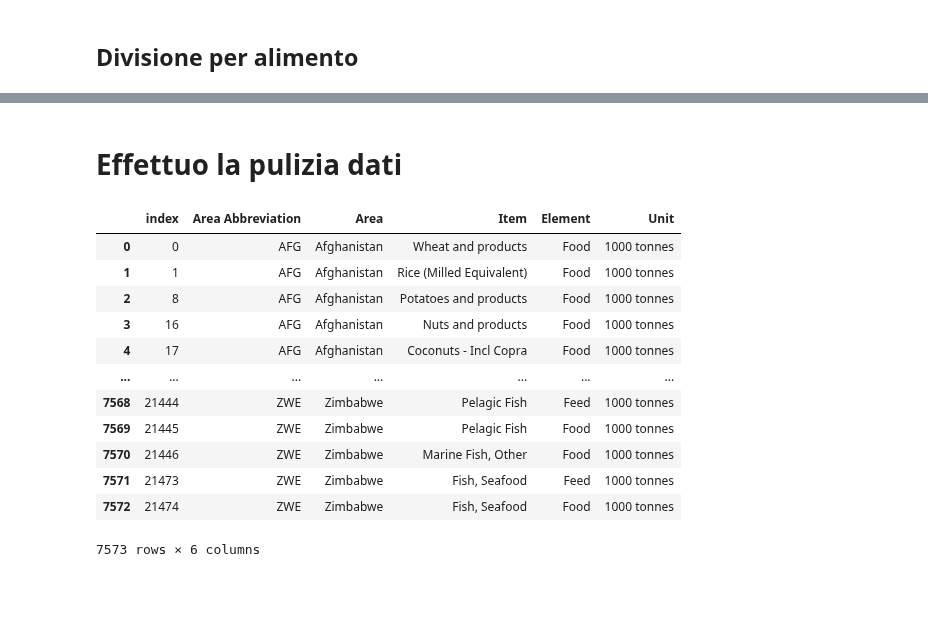
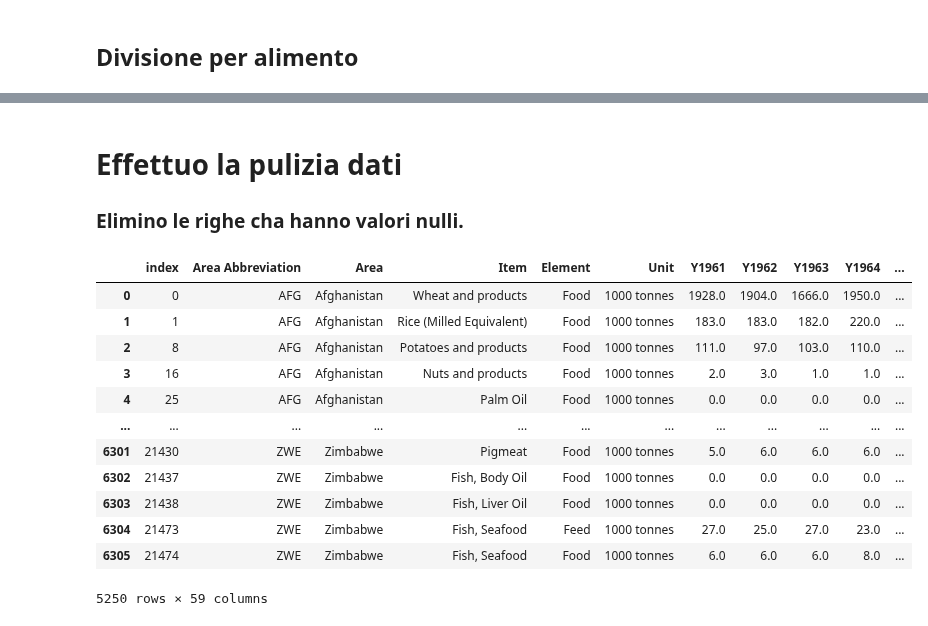
Before and after one commit to monkeymatt0/ProduzioneCibiMangimiImpattoAmbientale, a Jupyter notebook: MatteoVolleroDataVis.ipynb, the cells around one changed output, grey strips where cells are left out. Saved outputs shown, nothing was run; the diff lists cells and outputs as text; code cells hidden in the pictures; blank space fills up the shorter version.

```diff
--- a/MatteoVolleroDataVis.ipynb
+++ b/MatteoVolleroDataVis.ipynb
@@ -182,9 +182,9 @@ dtype: object
 ### Ovviamente l'incrocio dei dati porterà ad una diminuzione del campione il che è naturale poichè non vengono tracciati tutti i cibi che ci sono nel datset delle Nazioni Unite
 # %%
 prodotti_tracciati = list()
-for index, record in FAO_df[colonne_interessate].iterrows():
+for index, record in FAO_df[FAO_df_colonne_interessate].iterrows():
      for i in range(len(cibi)):
-          if cibi[i].lower() in record["Item"].lower():
+          if record["Item"].lower().startswith(cibi[i].lower()) and index not in prodotti_tracciati:
                prodotti_tracciati.append(index)
 print("Numero di prodotti tracciati: ", len(prodotti_tracciati))
 # %% [output]
@@ -205,9 +205,9 @@ colonne_dict = {
      'Pig Meat': 'pigmeat',
 }
 
-for index, record in FAO_df[colonne_interessate].iterrows():
+for index, record in FAO_df[FAO_df_colonne_interessate].iterrows():
      for key in colonne_dict.keys():
-          if colonne_dict[key].lower() in record["Item"].lower() and index not in prodotti_tracciati:
+          if record["Item"].lower().startswith(colonne_dict[key].lower()) and index not in prodotti_tracciati:
                prodotti_tracciati.append(index)
 print("Numero di prodotti tracciati: ", len(prodotti_tracciati))
 # %% [output]
@@ -217,6 +217,6 @@ Numero di prodotti tracciati:  8525
 ### Ho gli indici dei prodotti che vengono tracciati e creo il dataset con i dati giusti
 # %%
 prodotti_tracciati_df = FAO_df.iloc[prodotti_tracciati]
-prodotti_tracciati_df = prodotti_tracciati_df[colonne_interessate].reset_index()
+prodotti_tracciati_df = prodotti_tracciati_df[FAO_df_colonne_interessate].reset_index()
 prodotti_tracciati_df
 # %% [output]
@@ -256,7 +256,7 @@ for key in keys:
 # Divisione dei record in base all'alimento
 for index, record in prodotti_tracciati_df.iterrows():
      for key in keys:
-          if key.lower() in record["Item"].lower() and index not in alimenti_dict[key]:
+          if record["Item"].lower().startswith(key.lower()) and index not in alimenti_dict[key]:
                alimenti_dict[key].append(index)
 
 # Cerco le categorie vuote
@@ -268,19 +268,9 @@ for key in alimenti_dict.keys():
 # Elimino le categorie di prodotto che hanno una lista di lunghezza 0
 for prodotto_vuoto in prodotti_vuoti:
      alimenti_dict.pop(prodotto_vuoto, None)
+alimenti_dict.keys()
 
-# Verifica della quantita di record
-size_originale = len(prodotti_tracciati_df)
-alimenti_size_sum = 0
-
-for key in alimenti_dict.keys():
-     alimenti_size_sum += len(alimenti_dict[key])
-
-if alimenti_size_sum == size_originale:
-     print("Numero di record dei 2 datasets uguali")
-elif alimenti_size_sum > size_originale:
-     print("Numero di record dizionario maggiore")
-else:
-     print("Numero di record del dataset originale maggiore")
-print("Alimenti trovati: ", list(alimenti_dict.keys()))
+for alimento in alimenti_dict.keys():
+     print(alimento, " -> ", len(alimenti_dict[alimento]))
+print("Tipi di alimento trovati: ", list(alimenti_dict.keys()))
 # %% [output]
@@ -289,32 +294,36 @@ Alimenti trovati:  ['Apples', 'Bananas', 'Sugar beet', 'Sugar cane', 'Cassava',
 # %% [markdown]
 # Effettuo la pulizia dati
+### Elimino le righe cha hanno valori nulli.
 # %%
 indici_da_eliminare = list()
 
 for key in alimenti_dict.keys():
      for index in alimenti_dict[key]:
           if not prodotti_tracciati_df.iloc[index]["Item"].lower().startswith(key.lower()):
                indici_da_eliminare.append(int(index))
 
 # Pulizia degli indici
 for indice_da_eliminare in indici_da_eliminare:
      if indice_da_eliminare in prodotti_tracciati:
           prodotti_tracciati.remove(indice_da_eliminare)
 
 prodotti_tracciati_df = FAO_df.iloc[prodotti_tracciati]
-prodotti_tracciati_df = prodotti_tracciati_df[colonne_interessate].reset_index()
+prodotti_tracciati_df = prodotti_tracciati_df[FAO_df_colonne_interessate].reset_index()
 prodotti_tracciati_df
+
+prodotti_tracciati_df = prodotti_tracciati_df.dropna(axis=0)
+prodotti_tracciati_df
 # %% [output]
-|  | index | Area Abbreviation | Area | Item | Element | Unit |
-| 0 | 0 | AFG | Afghanistan | Wheat and products | Food | 1000 tonnes |
-| 1 | 1 | AFG | Afghanistan | Rice (Milled Equivalent) | Food | 1000 tonnes |
-| 2 | 8 | AFG | Afghanistan | Potatoes and products | Food | 1000 tonnes |
-| 3 | 16 | AFG | Afghanistan | Nuts and products | Food | 1000 tonnes |
-| 4 | 17 | AFG | Afghanistan | Coconuts - Incl Copra | Food | 1000 tonnes |
-| ... | ... | ... | ... | ... | ... | ... |
-| 7568 | 21444 | ZWE | Zimbabwe | Pelagic Fish | Feed | 1000 tonnes |
-| 7569 | 21445 | ZWE | Zimbabwe | Pelagic Fish | Food | 1000 tonnes |
-| 7570 | 21446 | ZWE | Zimbabwe | Marine Fish, Other | Food | 1000 tonnes |
-| 7571 | 21473 | ZWE | Zimbabwe | Fish, Seafood | Feed | 1000 tonnes |
-| 7572 | 21474 | ZWE | Zimbabwe | Fish, Seafood | Food | 1000 tonnes |
+|  | index | Area Abbreviation | Area | Item | Element | Unit | Y1961 | Y1962 | Y1963 | Y1964 | ... |
+| 0 | 0 | AFG | Afghanistan | Wheat and products | Food | 1000 tonnes | 1928.0 | 1904.0 | 1666.0 | 1950.0 | ... |
+| 1 | 1 | AFG | Afghanistan | Rice (Milled Equivalent) | Food | 1000 tonnes | 183.0 | 183.0 | 182.0 | 220.0 | ... |
+| 2 | 8 | AFG | Afghanistan | Potatoes and products | Food | 1000 tonnes | 111.0 | 97.0 | 103.0 | 110.0 | ... |
+| 3 | 16 | AFG | Afghanistan | Nuts and products | Food | 1000 tonnes | 2.0 | 3.0 | 1.0 | 1.0 | ... |
+| 4 | 25 | AFG | Afghanistan | Palm Oil | Food | 1000 tonnes | 0.0 | 0.0 | 0.0 | 0.0 | ... |
+| ... | ... | ... | ... | ... | ... | ... | ... | ... | ... | ... | ... |
+| 6301 | 21430 | ZWE | Zimbabwe | Pigmeat | Food | 1000 tonnes | 5.0 | 6.0 | 6.0 | 6.0 | ... |
+| 6302 | 21437 | ZWE | Zimbabwe | Fish, Body Oil | Food | 1000 tonnes | 0.0 | 0.0 | 0.0 | 0.0 | ... |
+| 6303 | 21438 | ZWE | Zimbabwe | Fish, Liver Oil | Food | 1000 tonnes | 0.0 | 0.0 | 0.0 | 0.0 | ... |
+| 6304 | 21473 | ZWE | Zimbabwe | Fish, Seafood | Feed | 1000 tonnes | 27.0 | 25.0 | 27.0 | 23.0 | ... |
+| 6305 | 21474 | ZWE | Zimbabwe | Fish, Seafood | Food | 1000 tonnes | 6.0 | 6.0 | 6.0 | 8.0 | ... |
-7573 rows × 6 columns
+5250 rows × 59 columns
```
Also changed, not shown: parts of 6 cells of this notebook.
